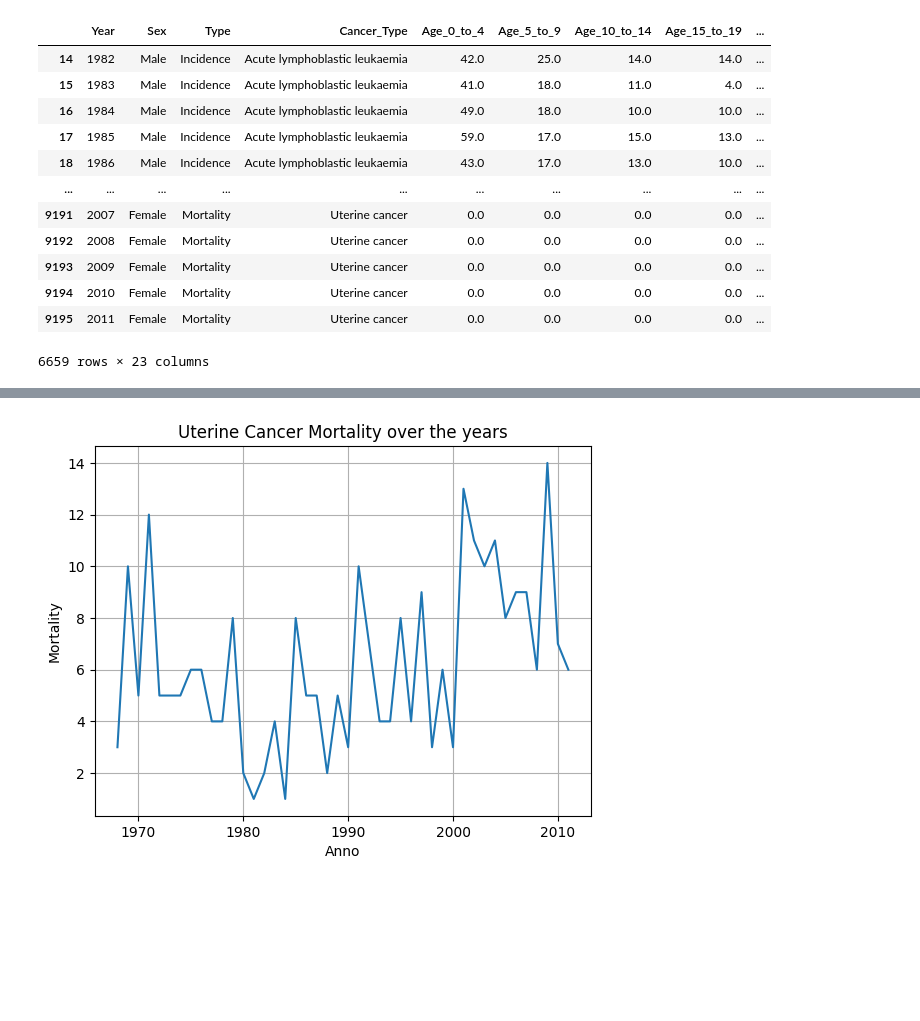
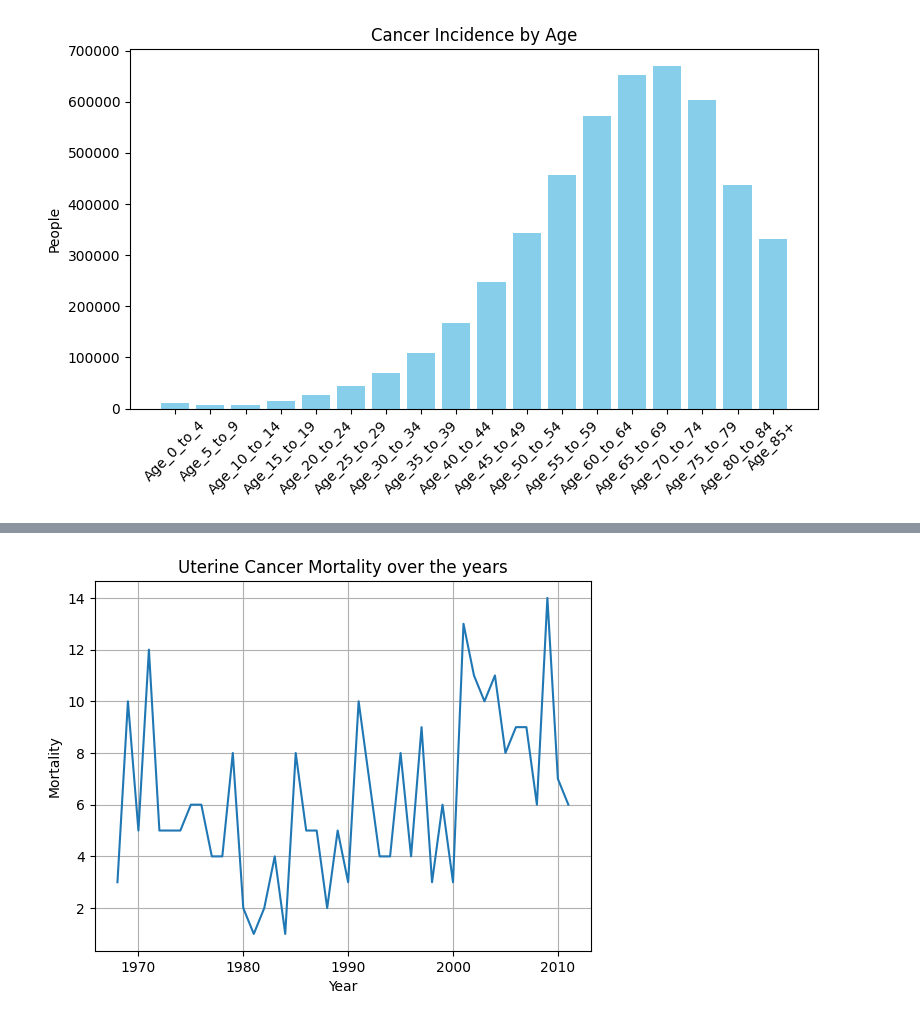
Before and after one commit to ChristianChimi/Australian-HealthCare-Cancer, a Jupyter notebook: Australian_Cancer_Health.ipynb, the cells around one changed output, grey strips where cells are left out. Drawn from its saved outputs; the diff is of its cells as text; code cells hidden in the pictures; blank space fills up the shorter version.

```diff
--- a/Australian_Cancer_Health.ipynb
+++ b/Australian_Cancer_Health.ipynb
@@ -5,18 +5,35 @@ import pandas as pd
 df=pd.read_csv('healthcare.csv')
 # %%
 #As there are a lot of null data, i drop them.
-df.dropna()
+df=df.dropna()
-# %% [output]
-|  | Year | Sex | Type | Cancer_Type | Age_0_to_4 | Age_5_to_9 | Age_10_to_14 | Age_15_to_19 | ... |
-| 14 | 1982 | Male | Incidence | Acute lymphoblastic leukaemia | 42.0 | 25.0 | 14.0 | 14.0 | ... |
-| 15 | 1983 | Male | Incidence | Acute lymphoblastic leukaemia | 41.0 | 18.0 | 11.0 | 4.0 | ... |
-| 16 | 1984 | Male | Incidence | Acute lymphoblastic leukaemia | 49.0 | 18.0 | 10.0 | 10.0 | ... |
-| 17 | 1985 | Male | Incidence | Acute lymphoblastic leukaemia | 59.0 | 17.0 | 15.0 | 13.0 | ... |
-| 18 | 1986 | Male | Incidence | Acute lymphoblastic leukaemia | 43.0 | 17.0 | 13.0 | 10.0 | ... |
-| ... | ... | ... | ... | ... | ... | ... | ... | ... | ... |
-| 9191 | 2007 | Female | Mortality | Uterine cancer | 0.0 | 0.0 | 0.0 | 0.0 | ... |
-| 9192 | 2008 | Female | Mortality | Uterine cancer | 0.0 | 0.0 | 0.0 | 0.0 | ... |
-| 9193 | 2009 | Female | Mortality | Uterine cancer | 0.0 | 0.0 | 0.0 | 0.0 | ... |
-| 9194 | 2010 | Female | Mortality | Uterine cancer | 0.0 | 0.0 | 0.0 | 0.0 | ... |
-| 9195 | 2011 | Female | Mortality | Uterine cancer | 0.0 | 0.0 | 0.0 | 0.0 | ... |
-6659 rows × 23 columns
+# %%
+#Creating different dataframes for mortality and Incidence
+Incidence_df=df[df['Type']=='Incidence'].dropna()
+Mortality_df=df[df['Type']=='Mortality'].dropna()
+# %%
+#As i want to plot a summary, i need to sum all values by age
+start_col = 'Age_0_to_4'
+end_col = 'Age_85+'
+start_idx = Incidence_df.columns.get_loc(start_col)
+end_idx = Incidence_df.columns.get_loc(end_col)
+
+selected_columns = Incidence_df.columns[start_idx:end_idx + 1]
+Incidence_dict = Incidence_df[selected_columns].sum().to_dict()
+
+selected_columns = Mortality_df.columns[start_idx:end_idx + 1]
+Mortality_dict = Mortality_df[selected_columns].sum().to_dict()
+# %%
+#Sum of incidence cases (for all cancers) by age
+keys = list(Incidence_dict.keys())
+values = list(Incidence_dict.values())
+
+# Plot
+plt.figure(figsize=(8, 5))
+plt.bar(keys, values, color='skyblue')
+plt.ylabel('People')
+plt.title('Cancer Incidence by Age')
+plt.xticks(rotation=45)
+plt.tight_layout()
+plt.show()
+# %% [output]
+[figure, added]
```
Also changed, not shown: parts of 8 cells of this notebook.
